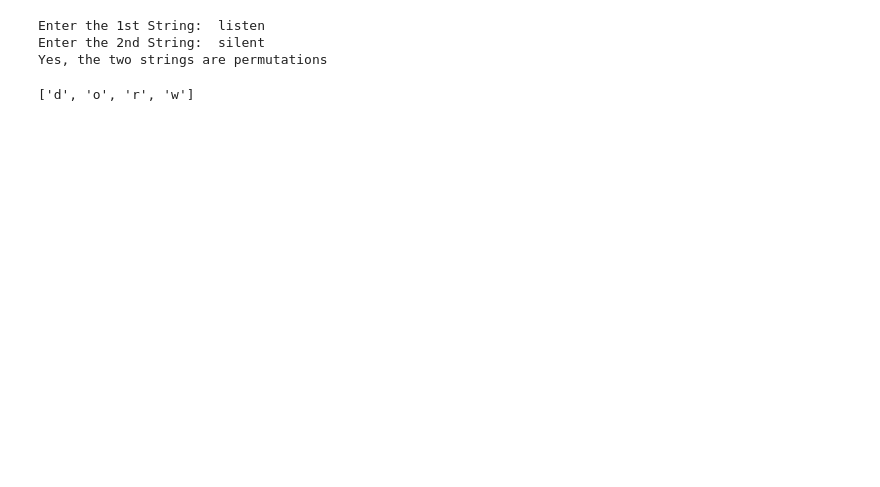
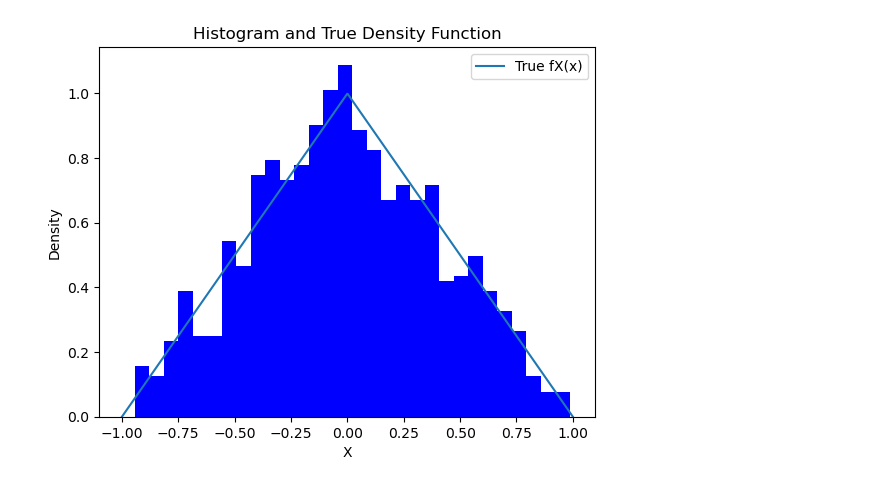
Before and after one commit to shhrikk/merepythoncodes, a Jupyter notebook: prob5.ipynb, the cells around one changed output. Drawn from its saved outputs; the diff is of its cells as text; code cells hidden in the pictures; blank space fills up the shorter version.

```diff
--- a/prob5.ipynb
+++ b/prob5.ipynb
@@ -1,17 +0,0 @@
-# %%
-# Write a code to find if two strings are permutations of each other.
-# For example, “silent” and “listen” are permutations; “you are” and “are you”
-# are permutations; but “loot” and “lot” are not permutations.
-
-x=input("Enter the 1st String: ")
-y=input("Enter the 2nd String: ")
-if len(x) == len(y):
-    for i in range(len(x)):
-        y=y.replace(x[i],"",1)
-        #print(y)
-    if y == "" :
-        print("Yes, the two string entered are permutations")
-    else:
-        print("The two strings are not permutations")
-else:
-    print("The two strings are not permutations")
@@ -40,22 +1,39 @@ Yes, the two string entered are permutations
-# %%
-x = input("Enter the 1st String: ")
-y = input("Enter the 2nd String: ")
-
-# Check if the lengths are the same
-if len(x) != len(y):
-    print("The two strings are not permutations")
-else:
-    # Sort both strings and compare
-    if sorted(x) == sorted(y):
-        print("Yes, the two strings are permutations")
-    else:
-        print("The two strings are not permutations")
-# %% [output]
-Enter the 1st String:  listen
-Enter the 2nd String:  silent
-Yes, the two strings are permutations
-# %%
-x="word"
-print(sorted(x))
-# %% [output]
-['d', 'o', 'r', 'w']
+# %%
+import numpy as np
+import matplotlib.pyplot as plt
+
+# Define the inverse transform function
+def inverse(u):
+    if u <= 0.5:
+        return -1 + np.sqrt(2 * u)
+    else:
+        return 1 - np.sqrt(2 - 2 * u)
+
+# Generate 1000 random numbers from a uniform distribution
+u_values = np.random.uniform(0, 1, size=1000)
+
+# Apply the inverse transform to get X values
+X_values = np.array([inverse(u) for u in u_values])
+
+# Plot the histogram
+plt.hist(X_values, bins=30, density=True, color='blue')
+
+# Plot the true density function fX(x)
+x = np.linspace(-1, 1, 1000)
+
+def func(i):
+    if -1 <= i <= 0:
+        return 1+ i
+    elif 0 <= i <= 1:
+        return 1 - i
+
+fX_values = np.array([func(i) for i in x])
+plt.plot(x, fX_values, label='True fX(x)')
+
+plt.title('Histogram and True Density Function')
+plt.xlabel('X')
+plt.ylabel('Density')
+plt.legend()
+plt.show()
+# %% [output]
+[figure, added]
```
Also changed, not shown: parts of 3 cells of this notebook, 5 other files.
